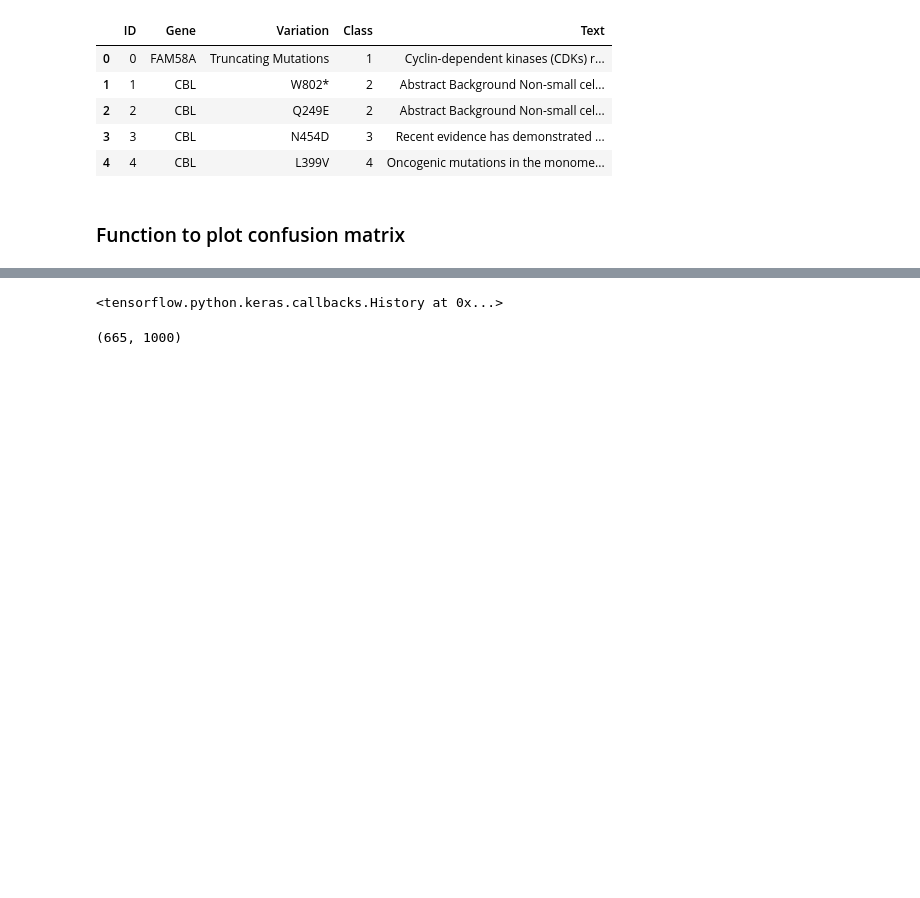
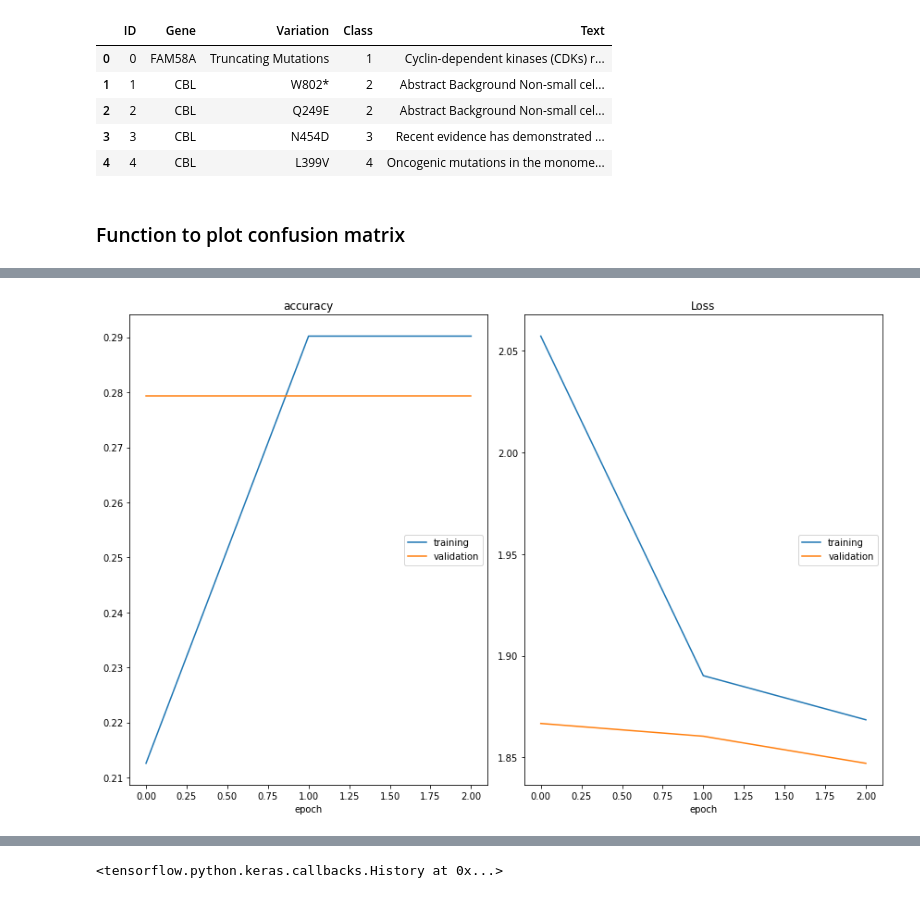
Before and after one commit to seanbenhur/personalized_cancer_diagnosis, a Jupyter notebook: Personalized_Cancer_Diagnosis_using_DL.ipynb, the cells around one changed output, grey strips where cells are left out. Saved outputs shown, nothing was run; the diff lists cells and outputs as text; code cells hidden in the pictures; blank space fills up the shorter version.

```diff
--- a/Personalized_Cancer_Diagnosis_using_DL.ipynb
+++ b/Personalized_Cancer_Diagnosis_using_DL.ipynb
@@ -151,8 +150,8 @@ def plot_confusion_matrix(test_y, predict_y):
     B = (C/C.sum(axis=0))
     labels = [1,2,3,4,5,6,7,8,9]
 # %%
-vocab_size = 2000
-max_len=1000
+vocab_size = 10000
+max_len=5000
 tokenizer = Tokenizer(num_words=vocab_size)
 tokenizer.fit_on_texts(str(x_train))
 x_train = tokenizer.texts_to_sequences(str(x_train))
@@ -198,0 +164,25 @@ model.compile(optimizer='Adam',loss='categorical_crossentropy',metrics=['accurac
+# %%
+from tensorflow.keras.layers import SpatialDropout1D
+from livelossplot import PlotLossesKeras
+# Model saving callback
+checkpt_callback = ModelCheckpoint('model_weights.h5',
+                                 monitor='val_loss',
+                                 verbose=1,
+                                 save_best_only=True,
+                                 mode='auto')
+#early stopping callback
+early_stopping = EarlyStopping(monitor='val_accuracy',min_delta=0,patience=2,verbose=0)
+#Plot losses callback
+plot_loss = PlotLossesKeras()
+#callbacks
+callback = [checkpt_callback,early_stopping,plot_loss]
+embed_dim = 128
+input_dim = x_train.shape[0]
+model = Sequential()
+model.add(Embedding(vocab_size, embed_dim, input_length = input_dim))
+model.add(SpatialDropout1D(0.2))
+model.add(LSTM(128,return_sequences=True))
+model.add(LSTM(64))
+model.add(Dense(9,activation='softmax'))
+model.compile(loss = 'categorical_crossentropy', optimizer='adam', metrics = ['categorical_crossentropy'])
+model.summary()
@@ -199,4 +208,4 @@ model.compile(optimizer='Adam',loss='categorical_crossentropy',metrics=['accurac
 # %%
-callback = EarlyStopping(monitor='loss',patience=5)
-model.fit(x_train,y_train,epochs=30,batch_size=32,validation_split=0.2,callbacks=callback)
+model.fit(x_train,y_train,epochs=10,batch_size=64,validation_split=0.2,callbacks=callback)
 # %% [output]
+[figure, added]
@@ -220,7 +219,2 @@ Epoch 16/30
 <tensorflow.python.keras.callbacks.History at 0x...>
-# %%
-test_x = x_test[11:]
-test_x.shape
-# %% [output]
-(665, 1000)
 # %%
```
Also changed, not shown: parts of 21 cells of this notebook.
